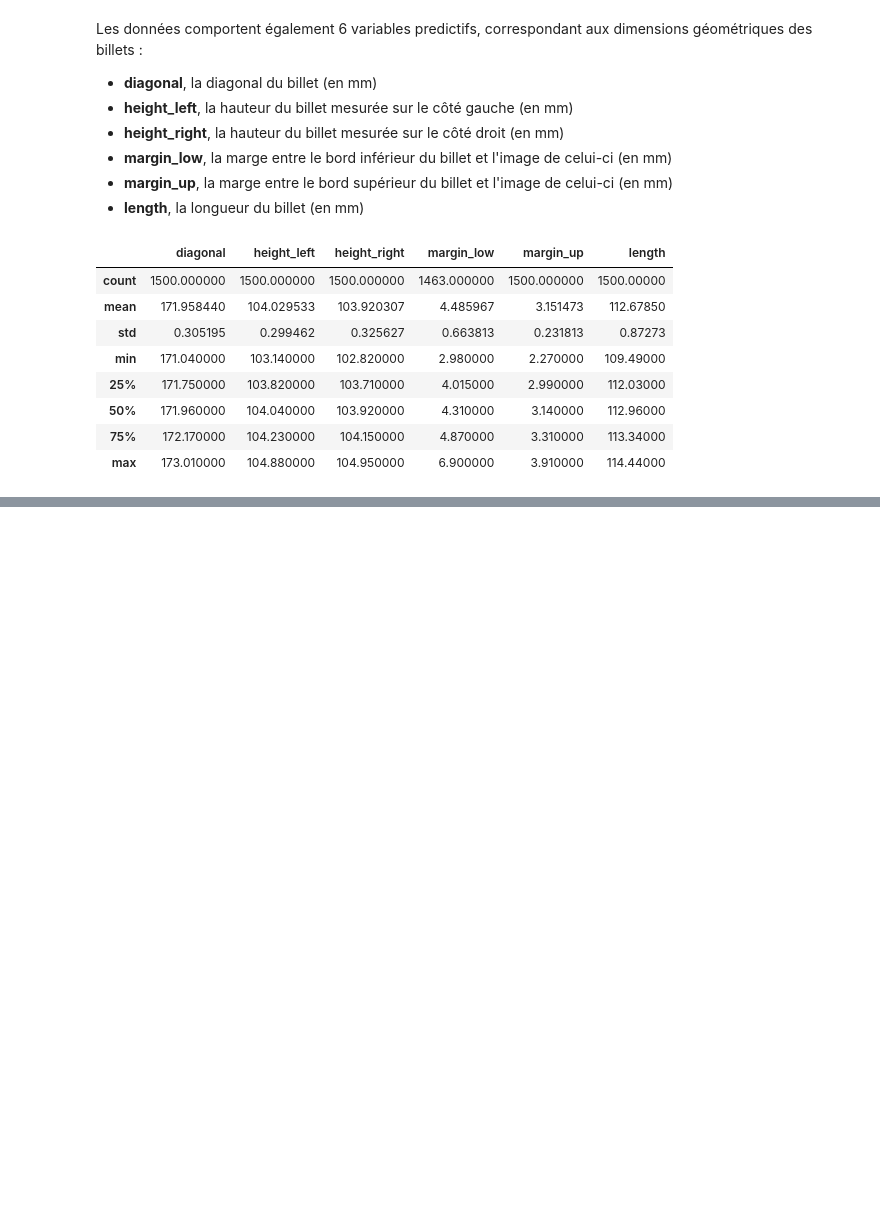
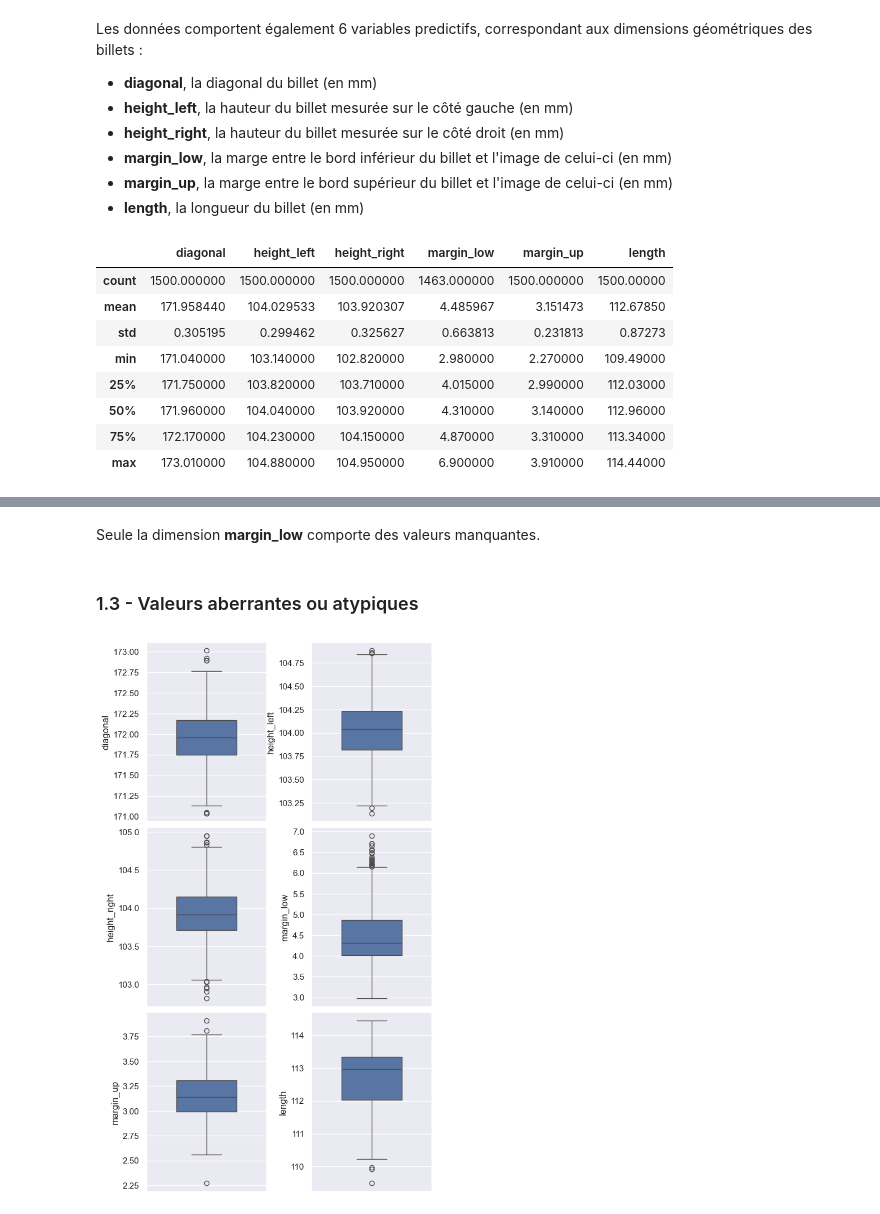
Before and after one commit to lengocduyvu/oncfm-detection-faux-billets, a Jupyter notebook: notebooks/oncfm-analyse.ipynb, the cells around one changed output, grey strips where cells are left out. Cells and saved outputs as stored; diff of their text form; code cells hidden in the pictures; blank space fills up the shorter version.

```diff
--- a/notebooks/oncfm-analyse.ipynb
+++ b/notebooks/oncfm-analyse.ipynb
@@ -74,3 +80,7 @@ df.describe()
 | 50% | 171.960000 | 104.040000 | 103.920000 | 4.310000 | 3.140000 | 112.96000 |
 | 75% | 172.170000 | 104.230000 | 104.150000 | 4.870000 | 3.310000 | 113.34000 |
 | max | 173.010000 | 104.880000 | 104.950000 | 6.900000 | 3.910000 | 114.44000 |
+# %%
+# Récupération du dataframe ne comportant que des variables numériques
+df_num = df.select_dtypes(include='number')
+indicateurs = df_num.columns
@@ -76,0 +101,18 @@ df.describe()
+# %% [markdown]
+Seule la dimension **margin_low** comporte des valeurs manquantes.
+# %% [markdown]
+### 1.3 - Valeurs aberrantes ou atypiques
+# %%
+# Répartition des dimensions des billets
+ind_j = 2
+ind_i = int(len(indicateurs)/ind_j)
+fig, ax = plt.subplots(ind_i, ind_j, figsize=(6,10))
+
+for i in range(ind_i):
+    for j in range(ind_j):
+        sns.boxplot(data=df_num[indicateurs[ind_j*i+j]], ax=ax[i,j], width=0.5)
+
+fig.tight_layout(pad=0.5)
+plt.show()
+# %% [output]
+[figure, added]
```
Also changed, not shown: parts of 9 cells of this notebook.
